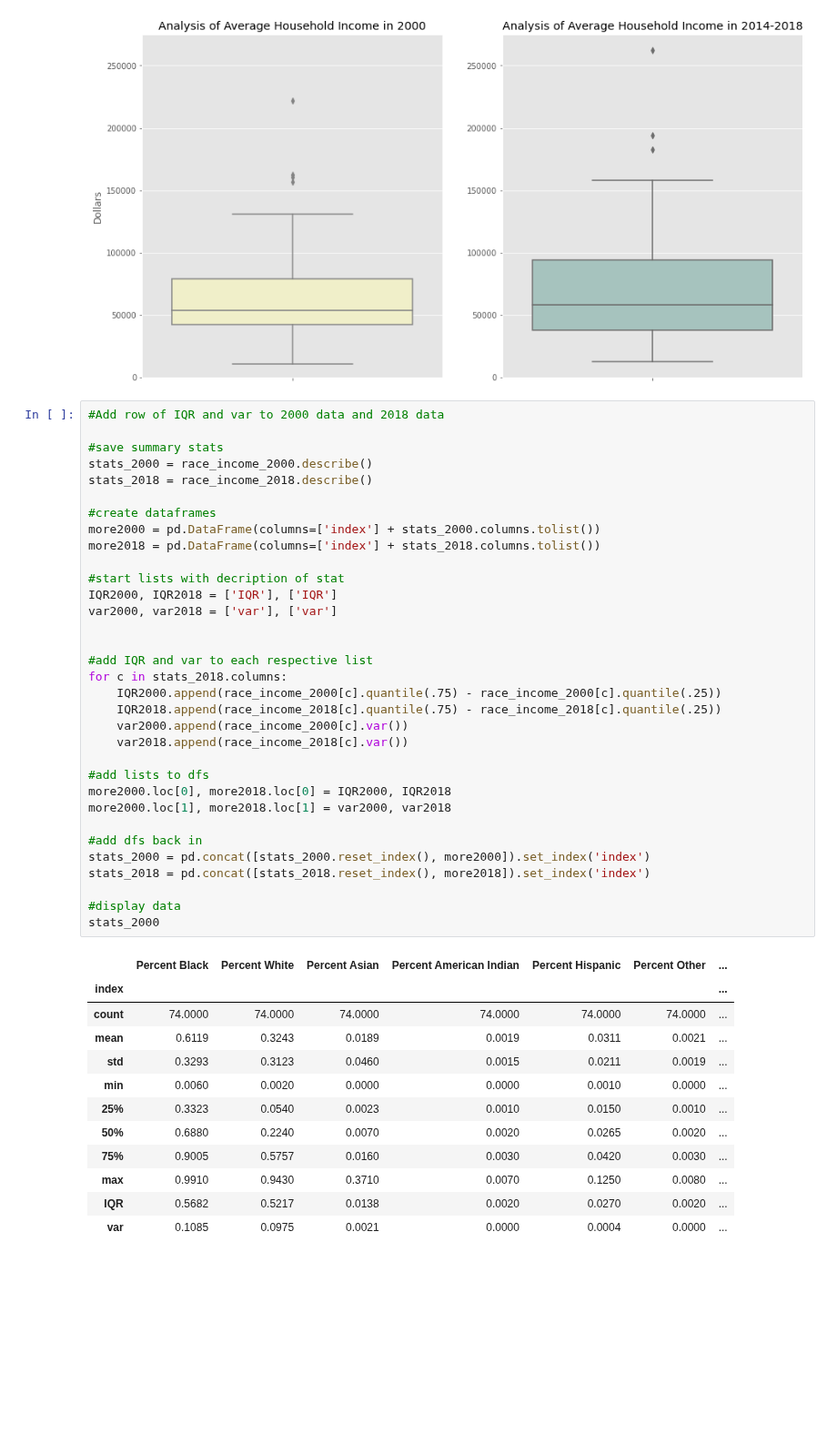
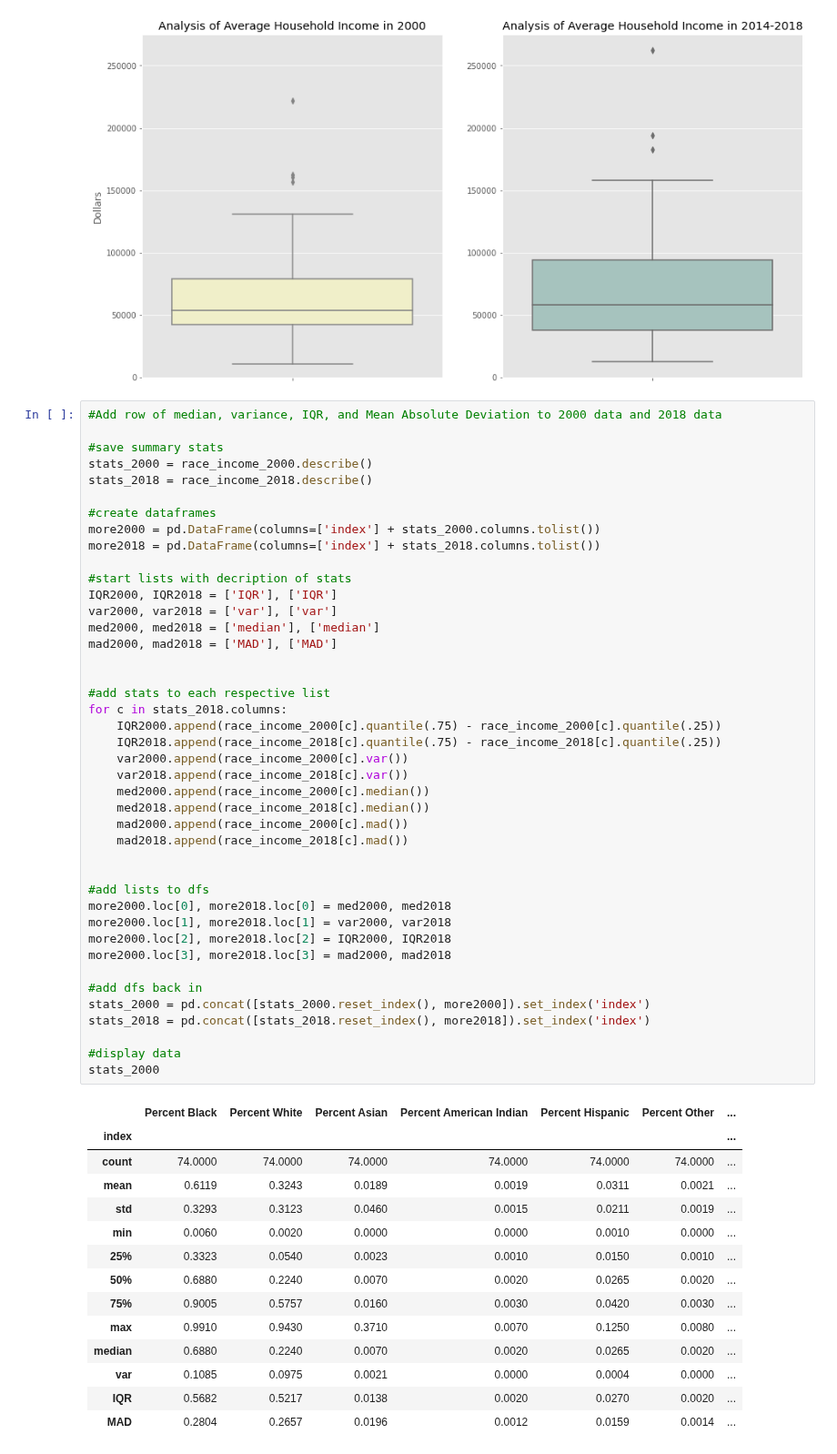
Before and after one commit to leosimanonok/DataScienceFinalTutorial, a Jupyter notebook: Leah.ipynb, the cells around one changed output. Shown at 91% size. Cells and saved outputs as stored; diff of their text form; blank space fills up the shorter version.

```diff
--- a/Leah.ipynb
+++ b/Leah.ipynb
@@ -607,7 +261,7 @@ p2.set_title("Analysis of Average Household Income in 2014-2018")
 Text(0.5, 1.0, 'Analysis of Average Household Income in 2014-2018')
 [figure]
 # %%
-#Add row of IQR and var to 2000 data and 2018 data
+#Add row of median, variance, IQR, and Mean Absolute Deviation to 2000 data and 2018 data
 
 #save summary stats
 stats_2000 = race_income_2000.describe()
@@ -617,41 +271,52 @@ stats_2018 = race_income_2018.describe()
 more2000 = pd.DataFrame(columns=['index'] + stats_2000.columns.tolist())
 more2018 = pd.DataFrame(columns=['index'] + stats_2018.columns.tolist())
 
-#start lists with decription of stat
+#start lists with decription of stats
 IQR2000, IQR2018 = ['IQR'], ['IQR']
 var2000, var2018 = ['var'], ['var']
+med2000, med2018 = ['median'], ['median']
+mad2000, mad2018 = ['MAD'], ['MAD']
 
 
-#add IQR and var to each respective list
+#add stats to each respective list
 for c in stats_2018.columns:
     IQR2000.append(race_income_2000[c].quantile(.75) - race_income_2000[c].quantile(.25))
     IQR2018.append(race_income_2018[c].quantile(.75) - race_income_2018[c].quantile(.25))
     var2000.append(race_income_2000[c].var())
     var2018.append(race_income_2018[c].var())
+    med2000.append(race_income_2000[c].median())
+    med2018.append(race_income_2018[c].median())
+    mad2000.append(race_income_2000[c].mad())
+    mad2018.append(race_income_2018[c].mad())
+
 
 #add lists to dfs
-more2000.loc[0], more2018.loc[0] = IQR2000, IQR2018
+more2000.loc[0], more2018.loc[0] = med2000, med2018
 more2000.loc[1], more2018.loc[1] = var2000, var2018
+more2000.loc[2], more2018.loc[2] = IQR2000, IQR2018
+more2000.loc[3], more2018.loc[3] = mad2000, mad2018
 
 #add dfs back in
 stats_2000 = pd.concat([stats_2000.reset_index(), more2000]).set_index('index')
 stats_2018 = pd.concat([stats_2018.reset_index(), more2018]).set_index('index')
 
 #display data
 stats_2000
 # %% [output]
 |  | Percent Black | Percent White | Percent Asian | Percent American Indian | Percent Hispanic | Percent Other | ... |
 | index |  |  |  |  |  |  | ... |
 | count | 74.0000 | 74.0000 | 74.0000 | 74.0000 | 74.0000 | 74.0000 | ... |
 | mean | 0.6119 | 0.3243 | 0.0189 | 0.0019 | 0.0311 | 0.0021 | ... |
 | std | 0.3293 | 0.3123 | 0.0460 | 0.0015 | 0.0211 | 0.0019 | ... |
 | min | 0.0060 | 0.0020 | 0.0000 | 0.0000 | 0.0010 | 0.0000 | ... |
 | 25% | 0.3323 | 0.0540 | 0.0023 | 0.0010 | 0.0150 | 0.0010 | ... |
 | 50% | 0.6880 | 0.2240 | 0.0070 | 0.0020 | 0.0265 | 0.0020 | ... |
 | 75% | 0.9005 | 0.5757 | 0.0160 | 0.0030 | 0.0420 | 0.0030 | ... |
 | max | 0.9910 | 0.9430 | 0.3710 | 0.0070 | 0.1250 | 0.0080 | ... |
+| median | 0.6880 | 0.2240 | 0.0070 | 0.0020 | 0.0265 | 0.0020 | ... |
+| var | 0.1085 | 0.0975 | 0.0021 | 0.0000 | 0.0004 | 0.0000 | ... |
 | IQR | 0.5682 | 0.5217 | 0.0138 | 0.0020 | 0.0270 | 0.0020 | ... |
-| var | 0.1085 | 0.0975 | 0.0021 | 0.0000 | 0.0004 | 0.0000 | ... |
+| MAD | 0.2804 | 0.2657 | 0.0196 | 0.0012 | 0.0159 | 0.0014 | ... |
 # %%
 stats_2018
 # %% [output]
```
Also changed, not shown: parts of 4 cells of this notebook, 2 other files.
